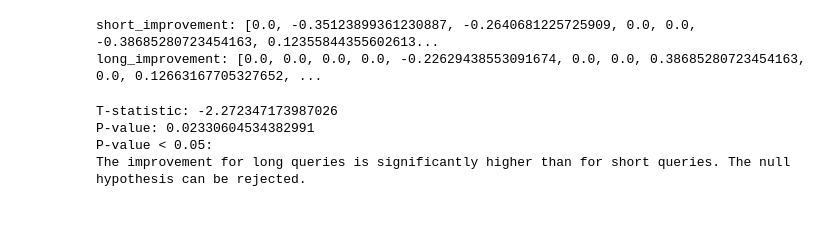
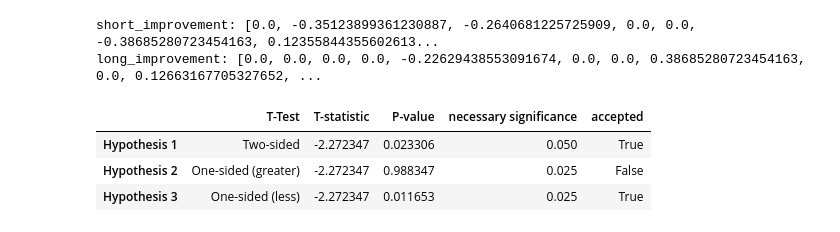
Before and after one commit to tira-io/ir-lab-jena-leipzig-wise-2023-geometric-tortoise, a Jupyter notebook: jupyter-notebook-submissions/hypothesentest.ipynb, the cells around one changed output. Drawn from its saved outputs; the diff is of its cells as text; code cells hidden in the pictures.

Commit message:
Finished ttest

```diff
--- a/jupyter-notebook-submissions/hypothesentest.ipynb
+++ b/jupyter-notebook-submissions/hypothesentest.ipynb
@@ -257,28 +267,25 @@ print(f"long_improvement: {str(long_improvement)[:100]}...")
 # %% [output]
 short_improvement: [0.0, -0.35123899361230887, -0.2640681225725909, 0.0, 0.0, -0.38685280723454163, 0.12355844355602613...
 long_improvement: [0.0, 0.0, 0.0, 0.0, -0.22629438553091674, 0.0, 0.0, 0.38685280723454163, 0.0, 0.12663167705327652, ...
-# %%
-# Perform a two-sample t-test
-t_statistic, p_value = stats.ttest_ind(short_improvement, long_improvement)
-# From https://docs.scipy.org/doc/scipy/reference/generated/scipy.stats.ttest_ind.html:
-# This is a test for the null hypothesis that 2 independent samples have identical
-# average (expected) values. This test assumes that the populations have identical
-# variances by default.
-# TODO is this one-sided or two-sided?
-print("T-statistic:", t_statistic)
-print("P-value:", p_value)
-
-print("P-value < 0.05:" if p_value < 0.05 else "P-value >= 0.05:")
-
-# is the improvement for long queries significantly higher than for short queries?
-if p_value < 0.05:
-    print("The improvement for long queries is significantly higher than for short queries. The null hypothesis can be rejected.")
-else:
-    print("The improvement for long queries is not significantly higher than for short queries. The null hypothesis cannot be rejected.")
-
-# TODO print to somewhere where we can read it
-# %% [output]
-T-statistic: -2.272347173987026
-P-value: 0.02330604534382991
-P-value < 0.05:
-The improvement for long queries is significantly higher than for short queries. The null hypothesis can be rejected.
+# %%
+# Perform a two-sample t-test
+
+ttest_results = pd.DataFrame([
+    ["Two-sided", *stats.ttest_ind(short_improvement, long_improvement), 0.05],
+    ["One-sided (greater)", *stats.ttest_ind(short_improvement, long_improvement, alternative="greater"), 0.025],
+    ["One-sided (less)", *stats.ttest_ind(short_improvement, long_improvement, alternative="less"), 0.025]],
+    columns=["T-Test", "T-statistic", "P-value", "necessary significance"],
+    index=["Hypothesis 1", "Hypothesis 2", "Hypothesis 3"])
+# From https://docs.scipy.org/doc/scipy/reference/generated/scipy.stats.ttest_ind.html:
+# This is a test for the null hypothesis that 2 independent samples have identical
+# average (expected) values. This test assumes that the populations have identical
+# variances by default.
+
+ttest_results["accepted"] = ttest_results["P-value"] < ttest_results["necessary significance"]
+
+ttest_results
+# %% [output]
+|  | T-Test | T-statistic | P-value | necessary significance | accepted |
+| Hypothesis 1 | Two-sided | -2.272347 | 0.023306 | 0.050 | True |
+| Hypothesis 2 | One-sided (greater) | -2.272347 | 0.988347 | 0.025 | False |
+| Hypothesis 3 | One-sided (less) | -2.272347 | 0.011653 | 0.025 | True |
```
Also changed, not shown: parts of 4 cells of this notebook.
